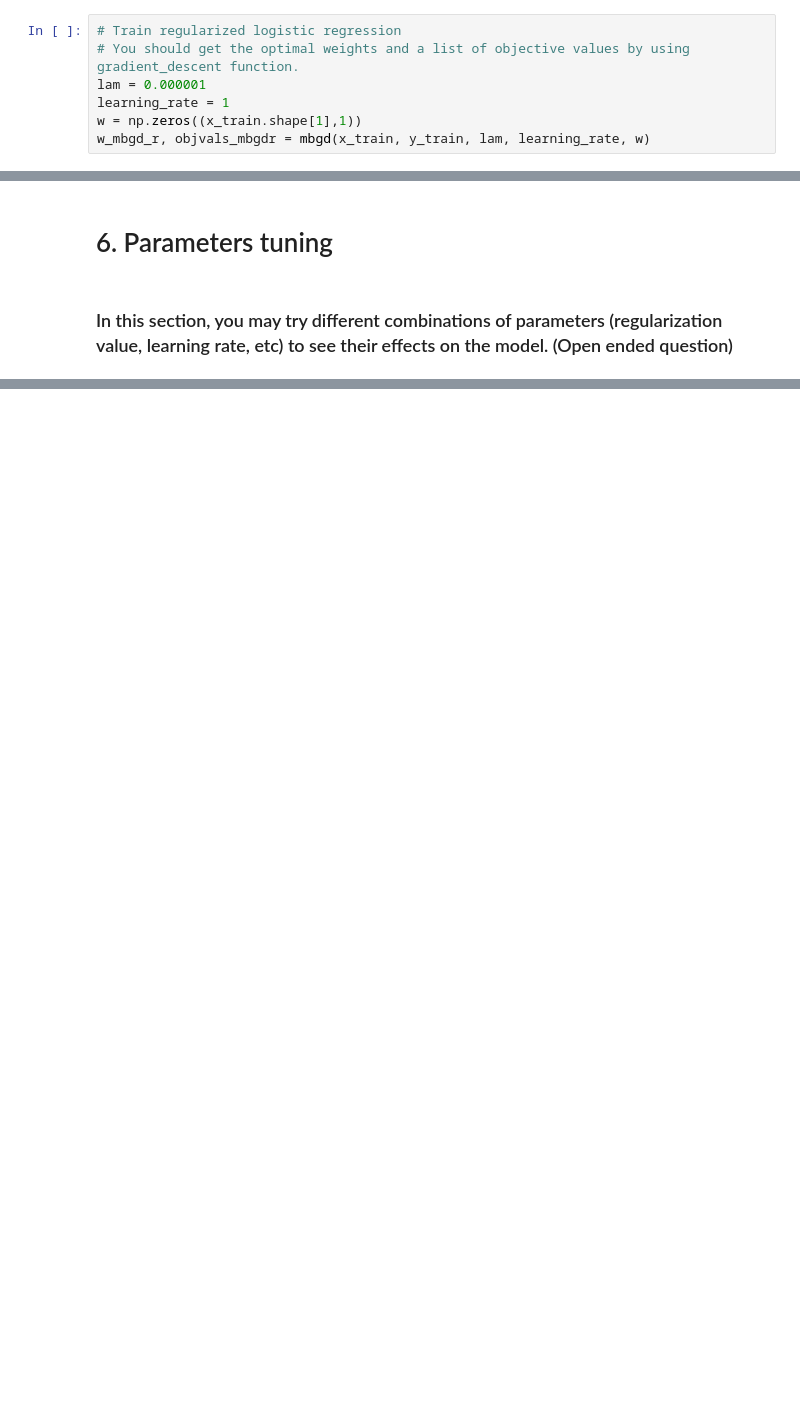
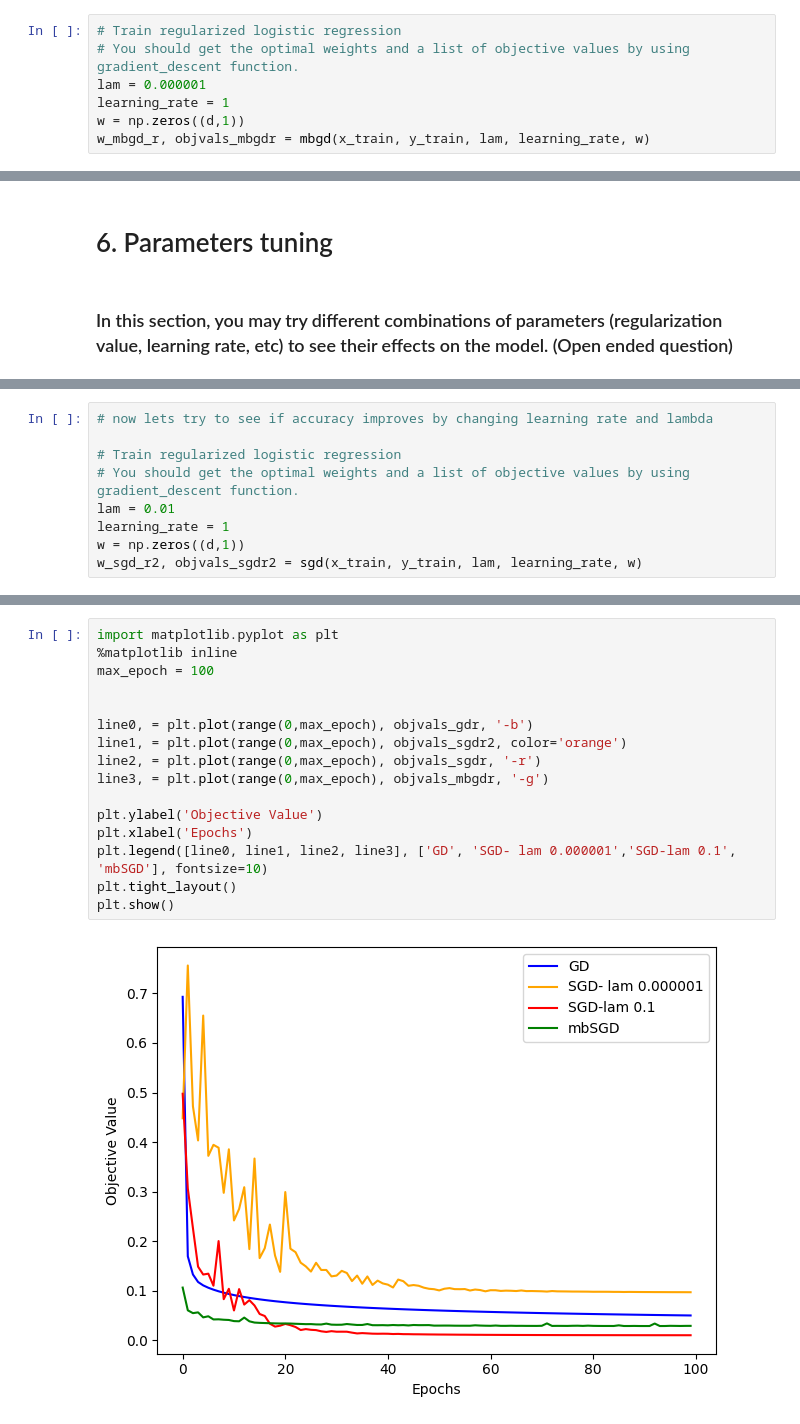
Before and after one commit to sanjeet-jain/cs-583, a Jupyter notebook: HW1/Assignment1-SANJEET_VINOD_JAIN-CS583.ipynb, the cells around one changed output, grey strips where cells are left out. Drawn from its saved outputs; the diff is of its cells as text; blank space fills up the shorter version.

```diff
--- a/HW1/Assignment1.ipynb
+++ b/HW1/Assignment1-SANJEET_VINOD_JAIN-CS583.ipynb
@@ -492,7 +492,7 @@ Iteration number: 100 Current Objective Value: 0.02911926074581176
 # You should get the optimal weights and a list of objective values by using gradient_descent function.
 lam = 0.000001
 learning_rate = 1
-w = np.zeros((x_train.shape[1],1))
+w = np.zeros((d,1))
 w_mbgd_r, objvals_mbgdr = mbgd(x_train, y_train, lam, learning_rate, w)
 # %% [output]
 Iteration number: 1 Current Objective Value: 0.10648371135560084
@@ -650,0 +685,9 @@ Training classification error for Mini-Batch Gradient Descent regularized is 0.0
+# %%
+# now lets try to see if accuracy improves by changing learning rate and lambda
+
+# Train regularized logistic regression
+# You should get the optimal weights and a list of objective values by using gradient_descent function.
+lam = 0.01
+learning_rate = 1
+w = np.zeros((d,1))
+w_sgd_r2, objvals_sgdr2 = sgd(x_train, y_train, lam, learning_rate, w)
@@ -650,0 +720,18 @@ Training classification error for Mini-Batch Gradient Descent regularized is 0.0
+# %%
+import matplotlib.pyplot as plt
+%matplotlib inline
+max_epoch = 100
+
+
+line0, = plt.plot(range(0,max_epoch), objvals_gdr, '-b')
+line1, = plt.plot(range(0,max_epoch), objvals_sgdr2, color='orange')
+line2, = plt.plot(range(0,max_epoch), objvals_sgdr, '-r')
+line3, = plt.plot(range(0,max_epoch), objvals_mbgdr, '-g')
+
+plt.ylabel('Objective Value')
+plt.xlabel('Epochs')
+plt.legend([line0, line1, line2, line3], ['GD', 'SGD- lam 0.000001','SGD-lam 0.1', 'mbSGD'], fontsize=10)
+plt.tight_layout()
+plt.show()
+# %% [output]
+[figure, added]
```
Also changed, not shown: parts of 5 cells of this notebook, 1 other file.
